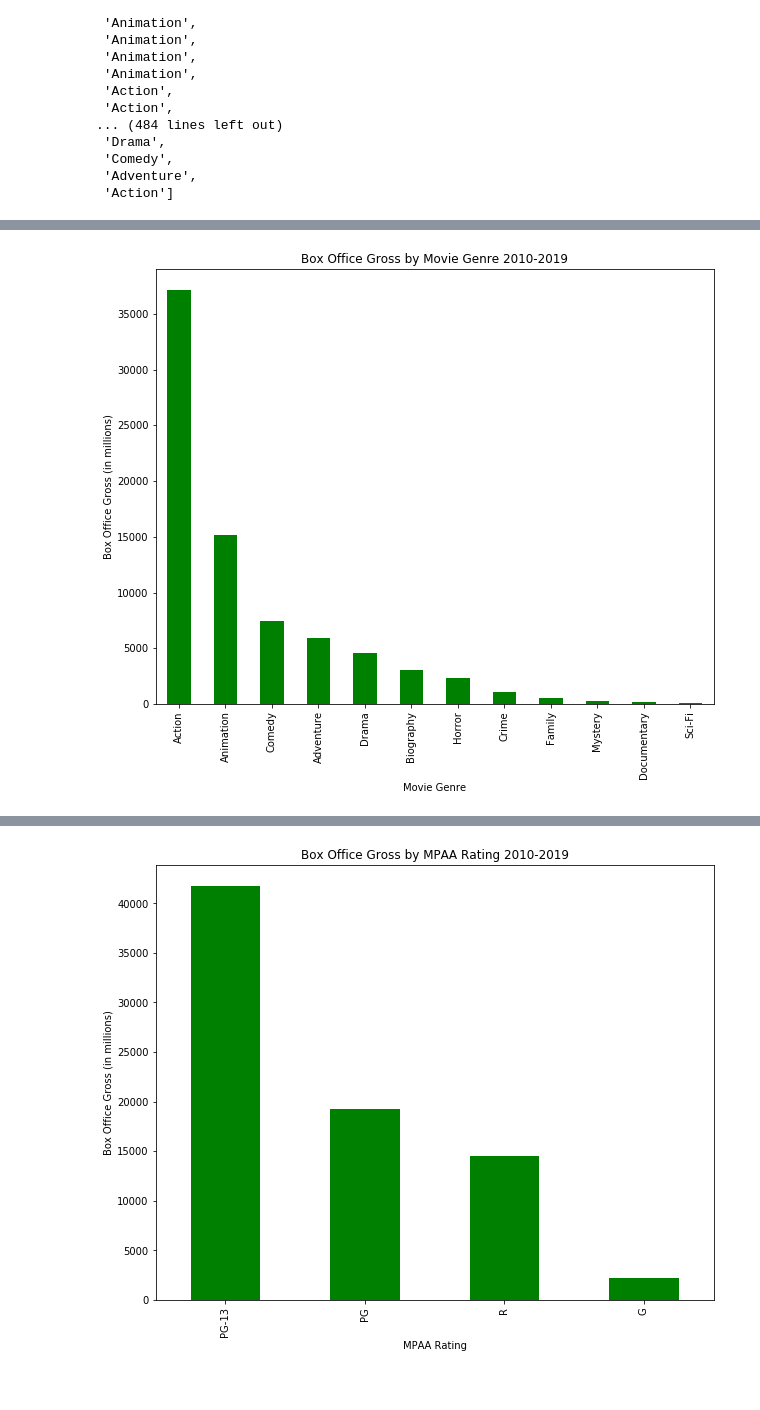
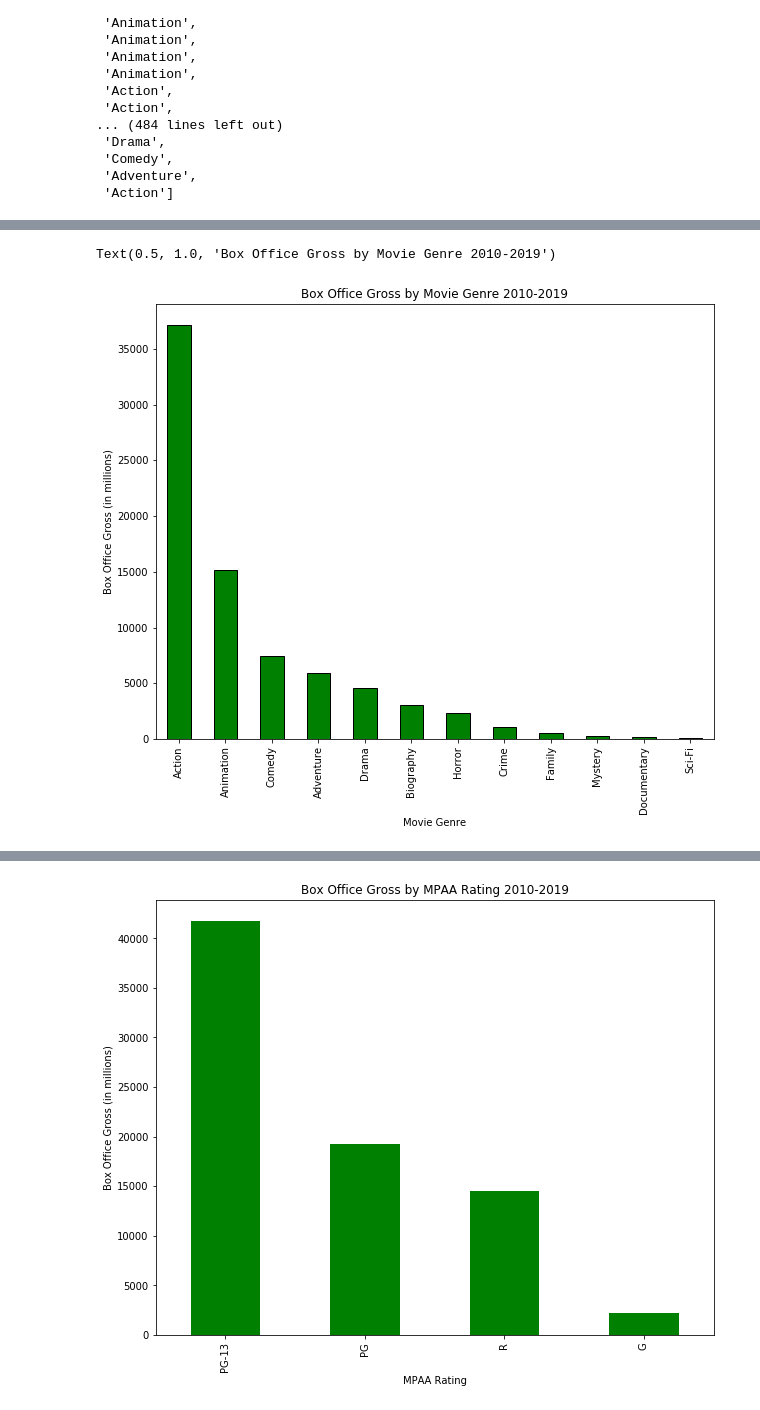
Before and after one commit to dwalkup/movie_revenue_by_genre, a Jupyter notebook: data-combination-and-visualization.ipynb, the cells around one changed output, grey strips where cells are left out. Drawn from its saved outputs; the diff is of its cells as text; code cells hidden in the pictures.

```diff
--- a/data-combination-and-visualization.ipynb
+++ b/data-combination-and-visualization.ipynb
@@ -170,11 +170,12 @@ genre_gross_df = full_df.groupby('primary_genre')['gross'].sum().sort_values(asc
 # %%
 genre_gross_df.plot(kind='bar',
                     figsize=(10,8),
-                    color='green');
+                    color='green',
+                   edgecolor='black');
 plt.xlabel('Movie Genre');
 plt.ylabel('Box Office Gross (in millions)');
 plt.title('Box Office Gross by Movie Genre 2010-2019');
-plt.savefig(fname='images/gross_by_genre.png');
 # %% [output]
+Text(0.5, 1.0, 'Box Office Gross by Movie Genre 2010-2019')
-[figure, old version]
+[figure, new version]
 # %%
```
Also changed, not shown: parts of 1 cell of this notebook, 3 other files.
